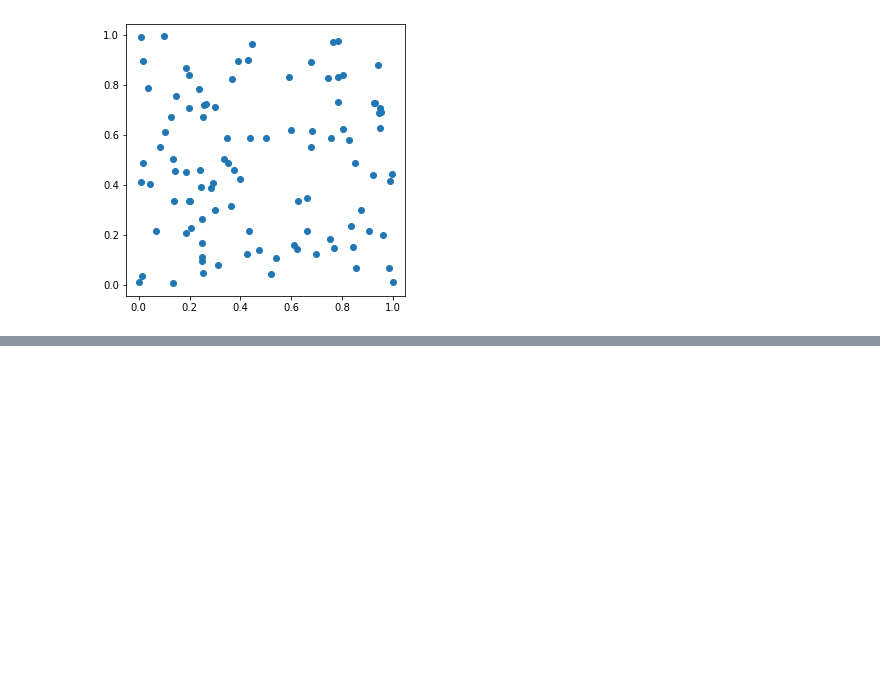
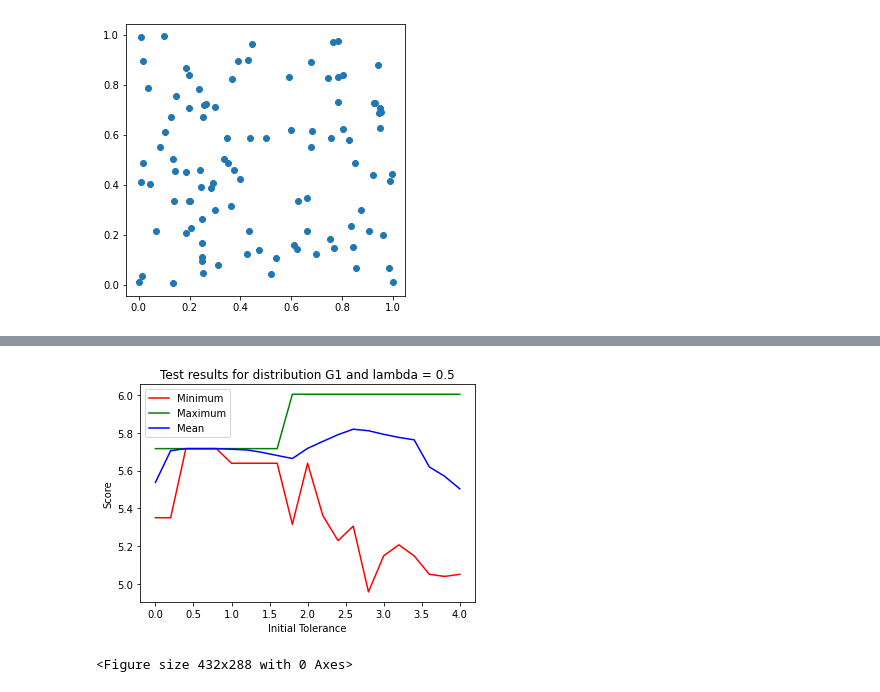
Before and after one commit to deschena/MCMC5G, a Jupyter notebook: mcaa_5g/notebook_Guillaume-Draft.ipynb, the cells around one changed output, grey strips where cells are left out. Drawn from its saved outputs; the diff is of its cells as text; code cells hidden in the pictures; blank space fills up the shorter version.

Commit message:
Tests results

```diff
--- a/mcaa_5g/notebook_Guillaume-Draft.ipynb
+++ b/mcaa_5g/notebook_Guillaume-Draft.ipynb
@@ -245,15 +244,28 @@ plt.show()
 [figure]
 # %%
 %%time
-test_scores = []
-times = []
 N = 100
-for i in range(N):
-    sel, score, time_best_reached = Metropolis_Hasting(g, plot = False, verbose = False, batch_size = 10, max_iter = 1000)
-    test_scores.append(score)
-    times.append(time_best_reached)
-    print("\rProgress : {:.2f}%".format((i + 1) / N * 100), end = "")
-print()
-print(np.min(test_scores))
-print(np.max(test_scores))
+minimums = []
+maximums = []
+means    = []
+stds     = []
+tolrange = np.linspace(0, 4, 21)
+for tol in tolrange:
+    test_scores = []
+    times = []
+    print("\nTol = {}".format(tol))
+    for i in range(N):
+        sel, score, time_best_reached = Metropolis_Hasting(g, plot = False, verbose = False, batch_size = 50, max_iter = 1000, init_tol = tol)
+        test_scores.append(score)
+        times.append(time_best_reached)
+        print("\rProgress : {:.2f}%".format((i + 1) / N * 100), end = "")
+    print()
+    print("Min  : {}".format(np.min(test_scores)))
+    print("Max  : {}".format(np.max(test_scores)))
+    print("Mean : {}".format(np.mean(test_scores)))
+    print("Std  : {}".format(np.std(test_scores)))
+    minimums.append(np.min(test_scores))
+    maximums.append(np.max(test_scores))
+    means.append(np.mean(test_scores))
+    stds.append(np.std(test_scores))
 # %% [output]
@@ -282,0 +303,13 @@ np.std(test_scores)
+# %%
+plt.plot(tolrange, minimums, c = "r", label = "Minimum")
+plt.plot(tolrange, maximums, c = "g", label = "Maximum")
+plt.plot(tolrange, means, c = "b", label = "Mean")
+plt.title("Test results for distribution G1 and lambda = 0.5")
+plt.xlabel("Initial Tolerance")
+plt.ylabel("Score")
+plt.legend()
+plt.show()
+plt.savefig("testResults50.png")
+# %% [output]
+[figure, added]
+<Figure size 432x288 with 0 Axes>
```
Also changed, not shown: parts of 9 cells of this notebook, 3 other files.
